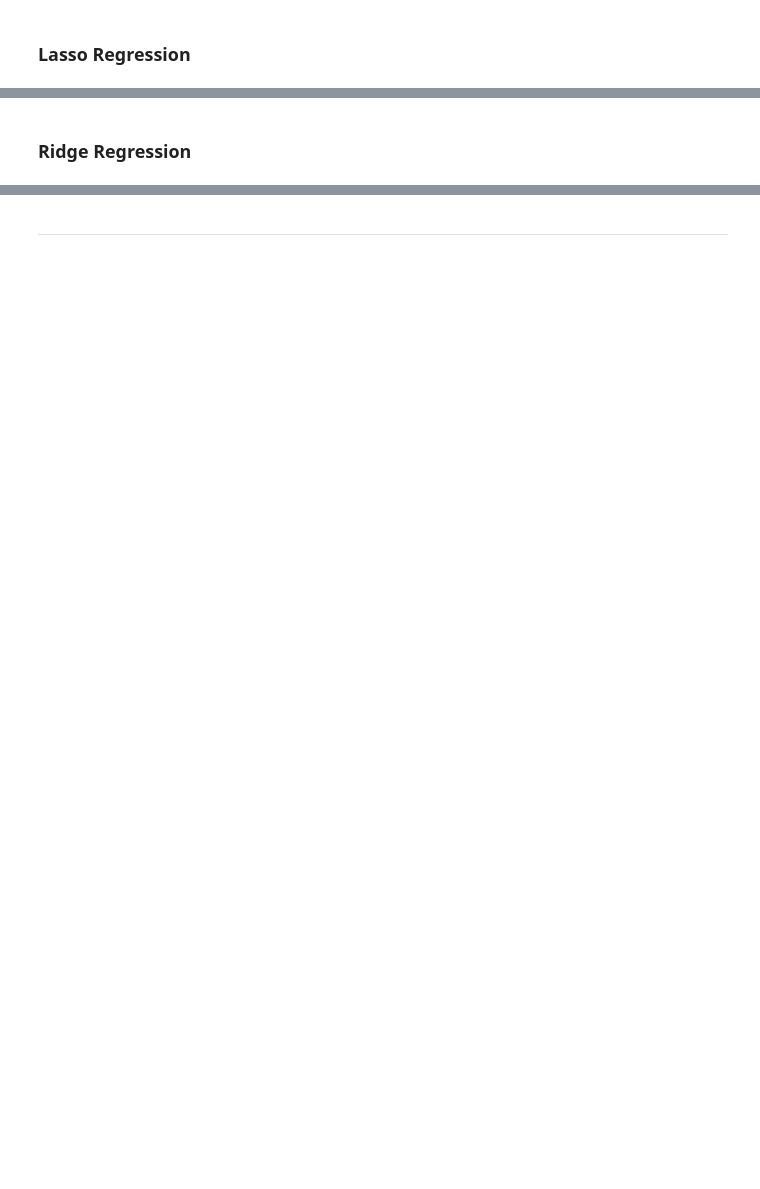
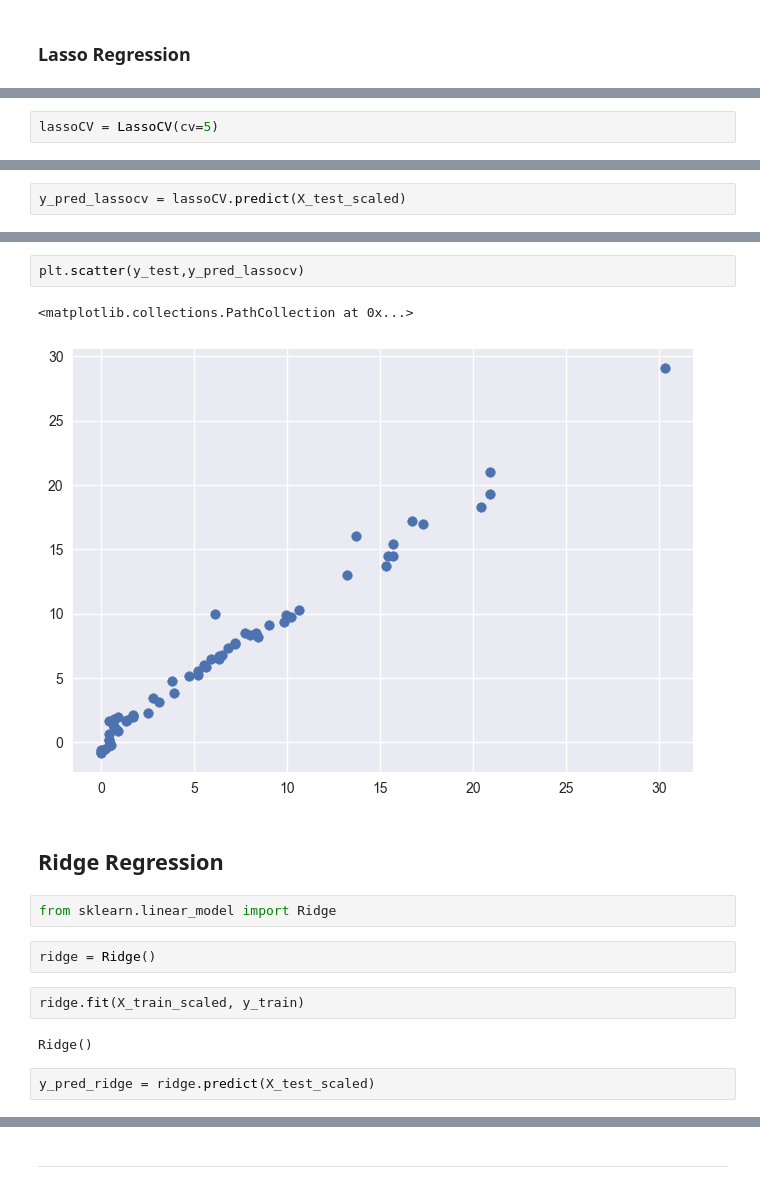
Before and after one commit to iceyisaak/ml-regression-forrest-fire-prediction, a Jupyter notebook: 2_eda-and-model-training.ipynb, the cells around one changed output, grey strips where cells are left out. Drawn from its saved outputs; the diff is of its cells as text; blank space fills up the shorter version.

```diff
--- a/2_eda-and-model-training.ipynb
+++ b/2_eda-and-model-training.ipynb
@@ -323,0 +442,2 @@ plt.title('X_train after Scaling');
+# %%
+lassoCV = LassoCV(cv=5)
@@ -323,0 +495,2 @@ plt.title('X_train after Scaling');
+# %%
+y_pred_lassocv = lassoCV.predict(X_test_scaled)
@@ -324,2 +534,17 @@ plt.title('X_train after Scaling');
+# %%
+plt.scatter(y_test,y_pred_lassocv)
+# %% [output]
+<matplotlib.collections.PathCollection at 0x...>
+[figure, added]
 # %% [markdown]
-### Ridge Regression
+## Ridge Regression
+# %%
+from sklearn.linear_model import Ridge
+# %%
+ridge = Ridge()
+# %%
+ridge.fit(X_train_scaled, y_train)
+# %% [output]
+Ridge()
+# %%
+y_pred_ridge = ridge.predict(X_test_scaled)
```
Also changed, not shown: parts of 77 cells of this notebook, 2 other files.
